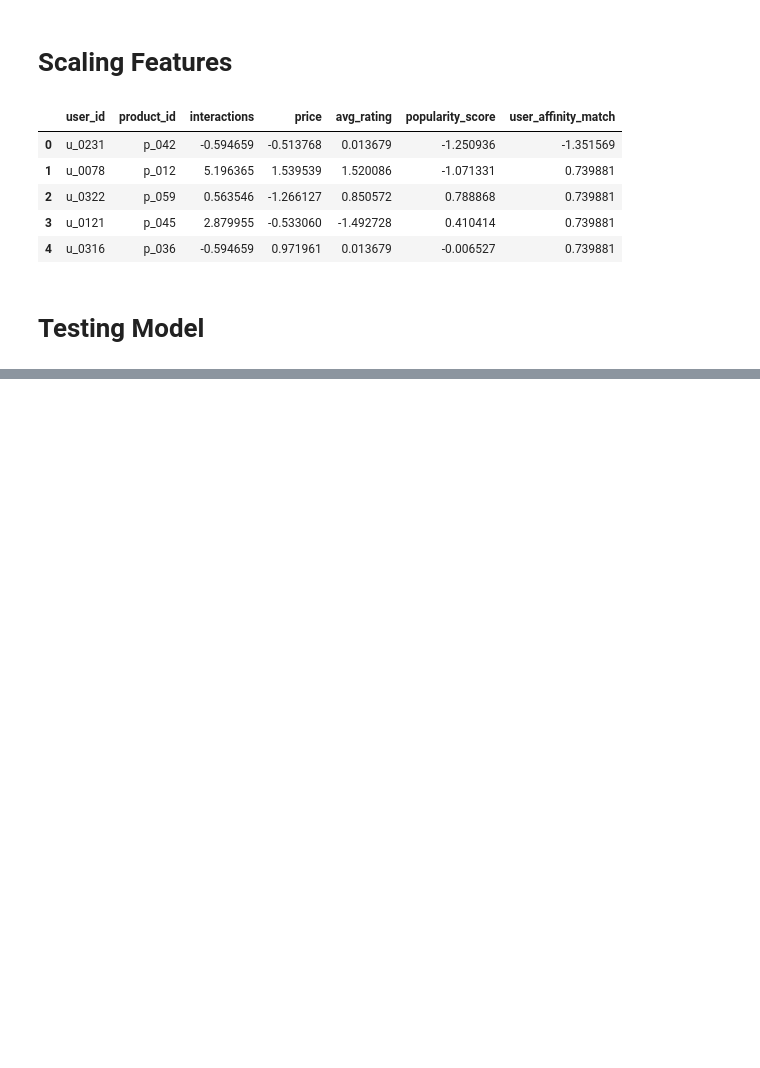
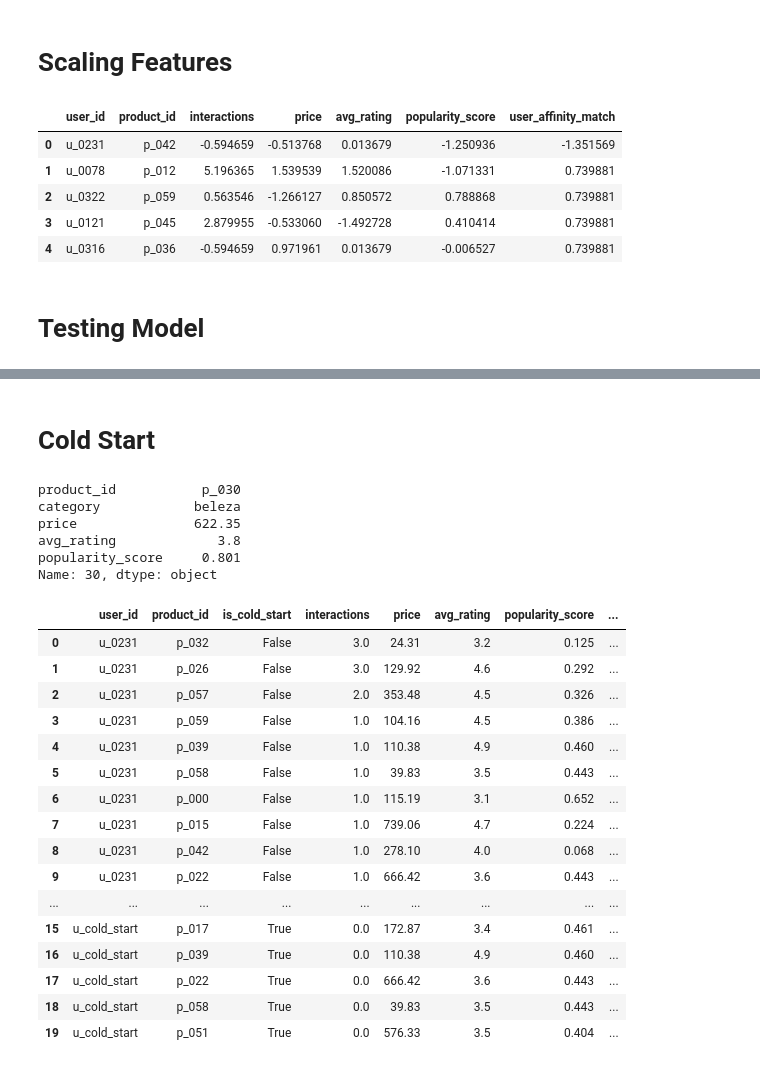
Before and after one commit to Valcilio/itau_personalization_case, a Jupyter notebook: notebooks/generating_input_dataset.ipynb, the cells around one changed output, grey strips where cells are left out. Drawn from its saved outputs; the diff is of its cells as text; code cells hidden in the pictures; blank space fills up the shorter version.

```diff
--- a/notebooks/generating_input_dataset.ipynb
+++ b/notebooks/generating_input_dataset.ipynb
@@ -200,0 +371,49 @@ df.sort_values("purchase_score", ascending=False).head()
+# %% [markdown]
+# Cold Start
+# %%
+most_popular_product = df_products.sort_values(
+    ["popularity_score", "product_id"],
+    ascending=[False, True],
+).iloc[0]
+
+most_popular_product
+# %% [output]
+product_id           p_030
+category            beleza
+price               622.35
+avg_rating             3.8
+popularity_score     0.801
+Name: 30, dtype: object
+# %%
+batch_user_ids = [
+    "u_cold_start",
+    df_events["user_id"].iloc[0],
+]
+
+recommend_for_user(
+    batch_user_ids,
+    df_events,
+    df_products,
+    model,
+    scaler,
+    feature_cols,
+    top_n=10,
+)
+# %% [output]
+|  | user_id | product_id | is_cold_start | interactions | price | avg_rating | popularity_score | ... |
+| 0 | u_0231 | p_032 | False | 3.0 | 24.31 | 3.2 | 0.125 | ... |
+| 1 | u_0231 | p_026 | False | 3.0 | 129.92 | 4.6 | 0.292 | ... |
+| 2 | u_0231 | p_057 | False | 2.0 | 353.48 | 4.5 | 0.326 | ... |
+| 3 | u_0231 | p_059 | False | 1.0 | 104.16 | 4.5 | 0.386 | ... |
+| 4 | u_0231 | p_039 | False | 1.0 | 110.38 | 4.9 | 0.460 | ... |
+| 5 | u_0231 | p_058 | False | 1.0 | 39.83 | 3.5 | 0.443 | ... |
+| 6 | u_0231 | p_000 | False | 1.0 | 115.19 | 3.1 | 0.652 | ... |
+| 7 | u_0231 | p_015 | False | 1.0 | 739.06 | 4.7 | 0.224 | ... |
+| 8 | u_0231 | p_042 | False | 1.0 | 278.10 | 4.0 | 0.068 | ... |
+| 9 | u_0231 | p_022 | False | 1.0 | 666.42 | 3.6 | 0.443 | ... |
+| ... | ... | ... | ... | ... | ... | ... | ... | ... |
+| 15 | u_cold_start | p_017 | True | 0.0 | 172.87 | 3.4 | 0.461 | ... |
+| 16 | u_cold_start | p_039 | True | 0.0 | 110.38 | 4.9 | 0.460 | ... |
+| 17 | u_cold_start | p_022 | True | 0.0 | 666.42 | 3.6 | 0.443 | ... |
+| 18 | u_cold_start | p_058 | True | 0.0 | 39.83 | 3.5 | 0.443 | ... |
+| 19 | u_cold_start | p_051 | True | 0.0 | 576.33 | 3.5 | 0.404 | ... |
```
Also changed, not shown: parts of 8 cells of this notebook, 13 other files.
